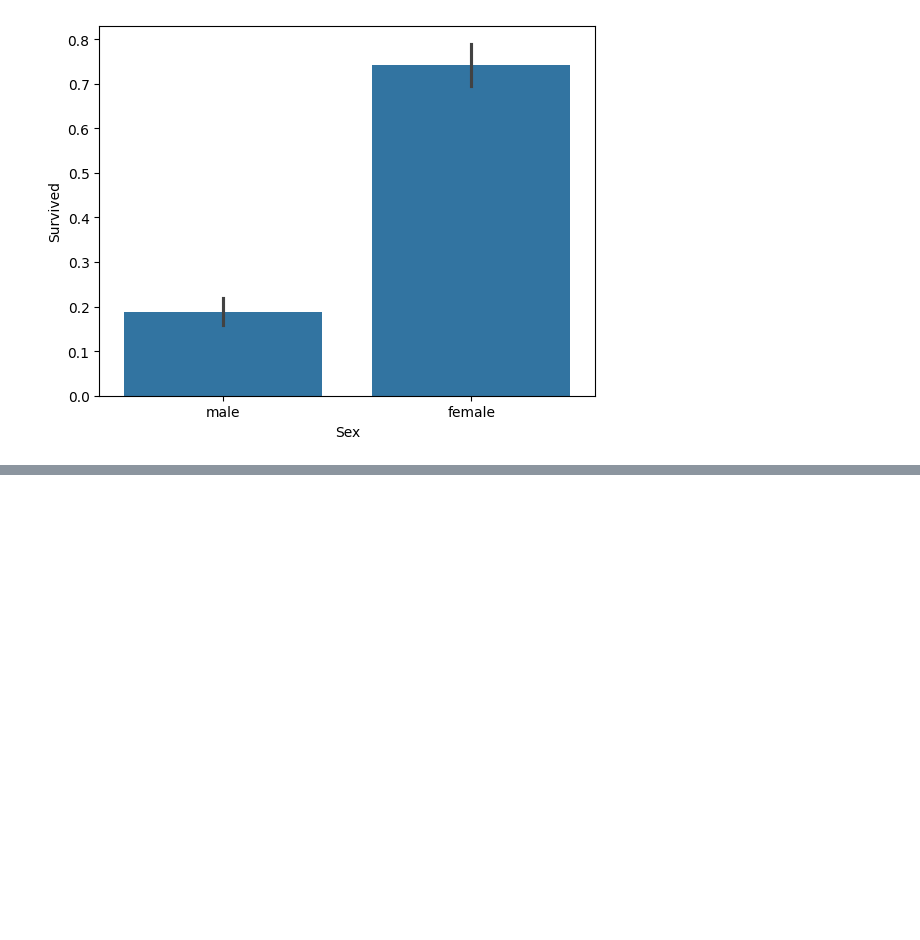
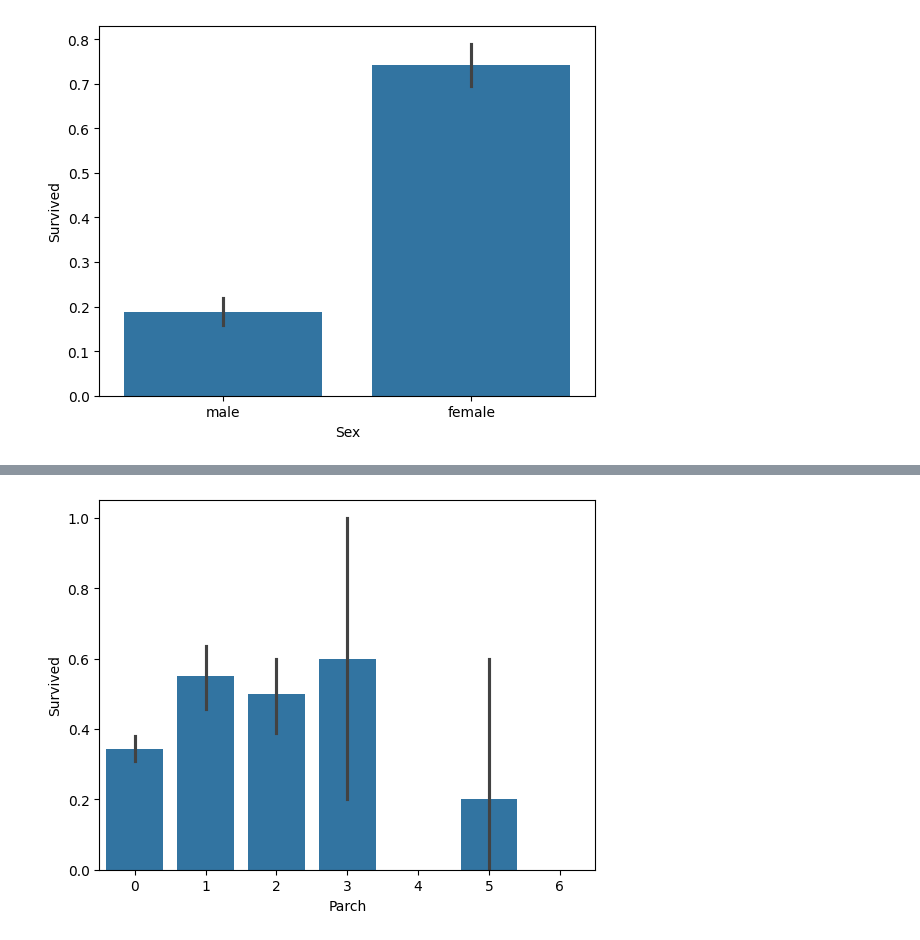
Before and after one commit to Shlok-Agarwal-7/ML-Models, a Jupyter notebook: ML_Titanic_.ipynb, the cells around one changed output, grey strips where cells are left out. Cells and saved outputs as stored; diff of their text form; code cells hidden in the pictures; blank space fills up the shorter version.

```diff
--- a/ML_Titanic_.ipynb
+++ b/ML_Titanic_.ipynb
@@ -61,0 +86,5 @@ male survived 18.890814558058924
+# %%
+sns.barplot(x = 'Parch', y='Survived', data=Train)
+plt.show()
+# %% [output]
+[figure, added]
```
Also changed, not shown: parts of 5 cells of this notebook.
